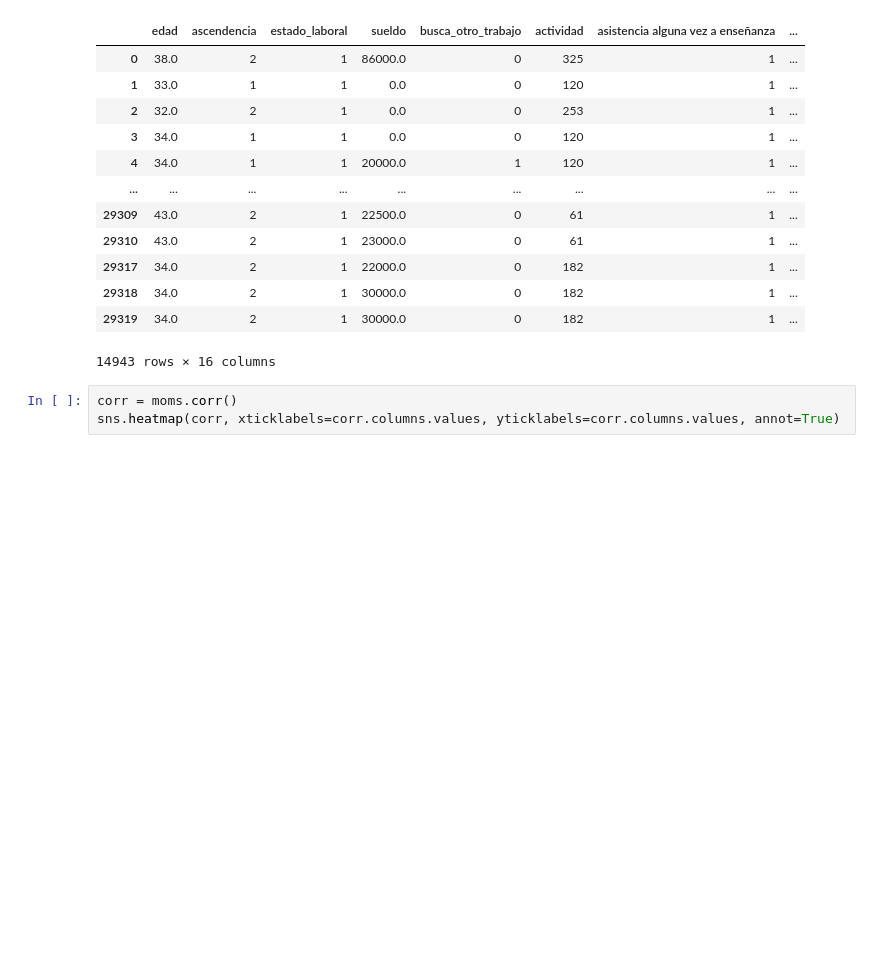
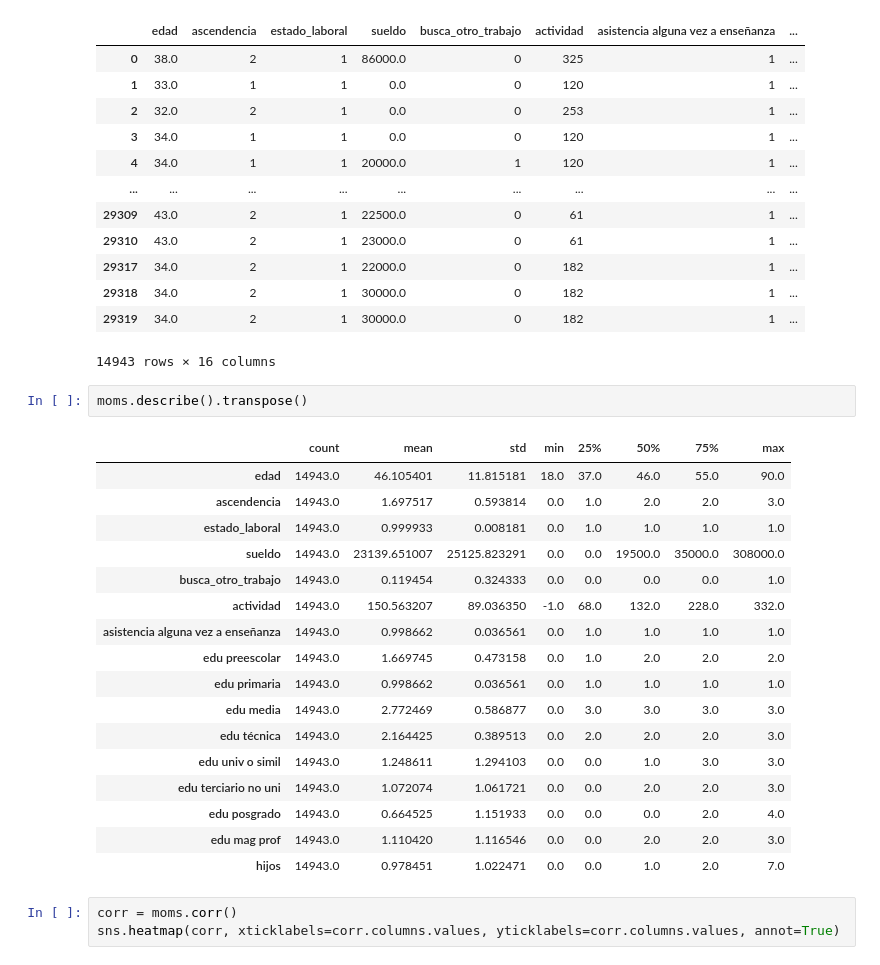
Before and after one commit to anicolon/coder_proyecto, a Jupyter notebook: hch_2020/regresFIN.ipynb, the cells around one changed output. Saved outputs shown, nothing was run; the diff lists cells and outputs as text; blank space fills up the shorter version.

```diff
--- a/hch_2020/regresFIN.ipynb
+++ b/hch_2020/regresFIN.ipynb
@@ -33,6 +33,26 @@ moms
 | 29318 | 34.0 | 2 | 1 | 30000.0 | 0 | 182 | 1 | ... |
 | 29319 | 34.0 | 2 | 1 | 30000.0 | 0 | 182 | 1 | ... |
 14943 rows × 16 columns
+# %%
+moms.describe().transpose()
+# %% [output]
+|  | count | mean | std | min | 25% | 50% | 75% | max |
+| edad | 14943.0 | 46.105401 | 11.815181 | 18.0 | 37.0 | 46.0 | 55.0 | 90.0 |
+| ascendencia | 14943.0 | 1.697517 | 0.593814 | 0.0 | 1.0 | 2.0 | 2.0 | 3.0 |
+| estado_laboral | 14943.0 | 0.999933 | 0.008181 | 0.0 | 1.0 | 1.0 | 1.0 | 1.0 |
+| sueldo | 14943.0 | 23139.651007 | 25125.823291 | 0.0 | 0.0 | 19500.0 | 35000.0 | 308000.0 |
+| busca_otro_trabajo | 14943.0 | 0.119454 | 0.324333 | 0.0 | 0.0 | 0.0 | 0.0 | 1.0 |
+| actividad | 14943.0 | 150.563207 | 89.036350 | -1.0 | 68.0 | 132.0 | 228.0 | 332.0 |
+| asistencia alguna vez a enseñanza | 14943.0 | 0.998662 | 0.036561 | 0.0 | 1.0 | 1.0 | 1.0 | 1.0 |
+| edu preescolar | 14943.0 | 1.669745 | 0.473158 | 0.0 | 1.0 | 2.0 | 2.0 | 2.0 |
+| edu primaria | 14943.0 | 0.998662 | 0.036561 | 0.0 | 1.0 | 1.0 | 1.0 | 1.0 |
+| edu media | 14943.0 | 2.772469 | 0.586877 | 0.0 | 3.0 | 3.0 | 3.0 | 3.0 |
+| edu técnica | 14943.0 | 2.164425 | 0.389513 | 0.0 | 2.0 | 2.0 | 2.0 | 3.0 |
+| edu univ o simil | 14943.0 | 1.248611 | 1.294103 | 0.0 | 0.0 | 1.0 | 3.0 | 3.0 |
+| edu terciario no uni | 14943.0 | 1.072074 | 1.061721 | 0.0 | 0.0 | 2.0 | 2.0 | 3.0 |
+| edu posgrado | 14943.0 | 0.664525 | 1.151933 | 0.0 | 0.0 | 0.0 | 2.0 | 4.0 |
+| edu mag prof | 14943.0 | 1.110420 | 1.116546 | 0.0 | 0.0 | 2.0 | 2.0 | 3.0 |
+| hijos | 14943.0 | 0.978451 | 1.022471 | 0.0 | 0.0 | 1.0 | 2.0 | 7.0 |
 # %%
 corr = moms.corr()
 sns.heatmap(corr, xticklabels=corr.columns.values, yticklabels=corr.columns.values, annot=True)
```
Also changed, not shown: parts of 2 cells of this notebook, 2 other files.
